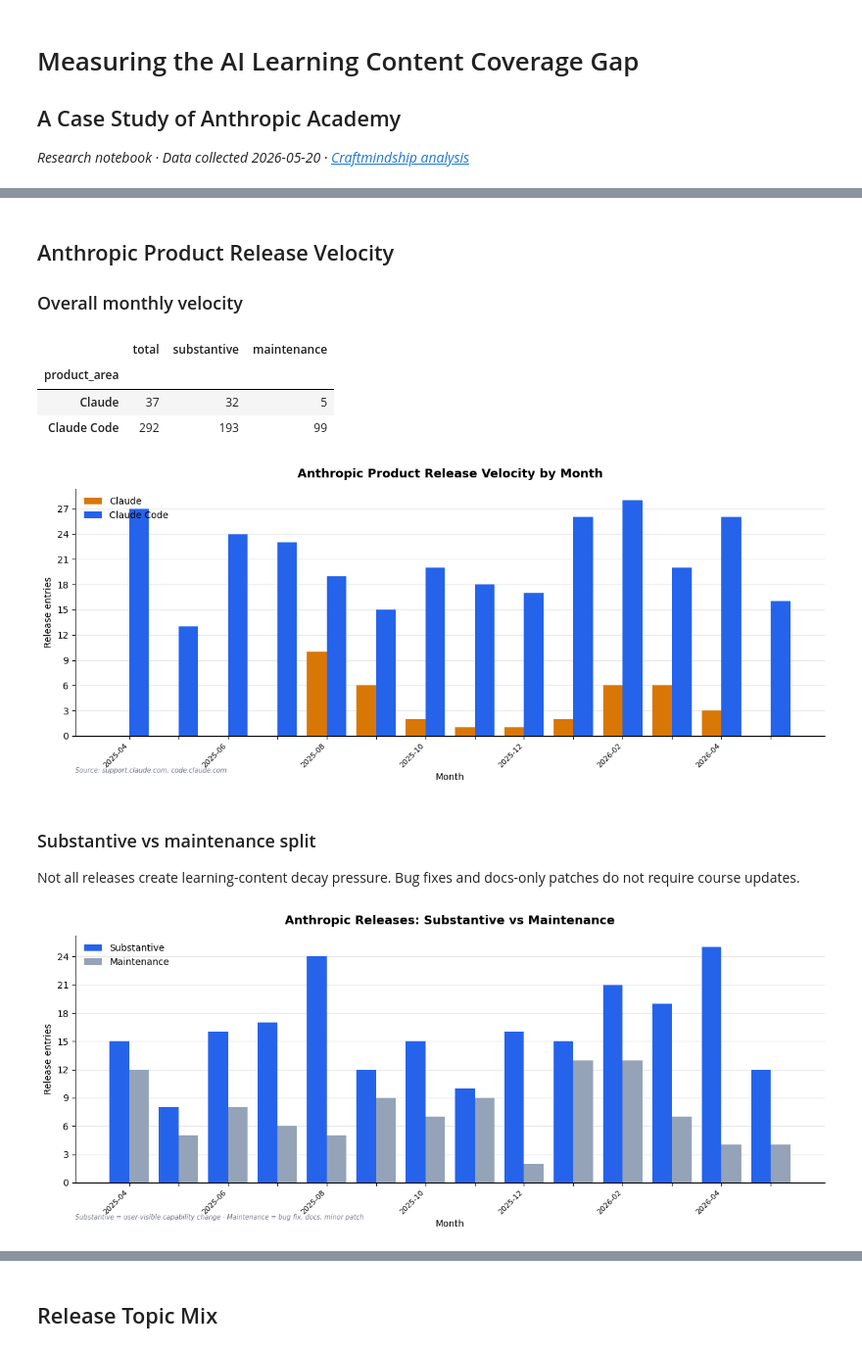
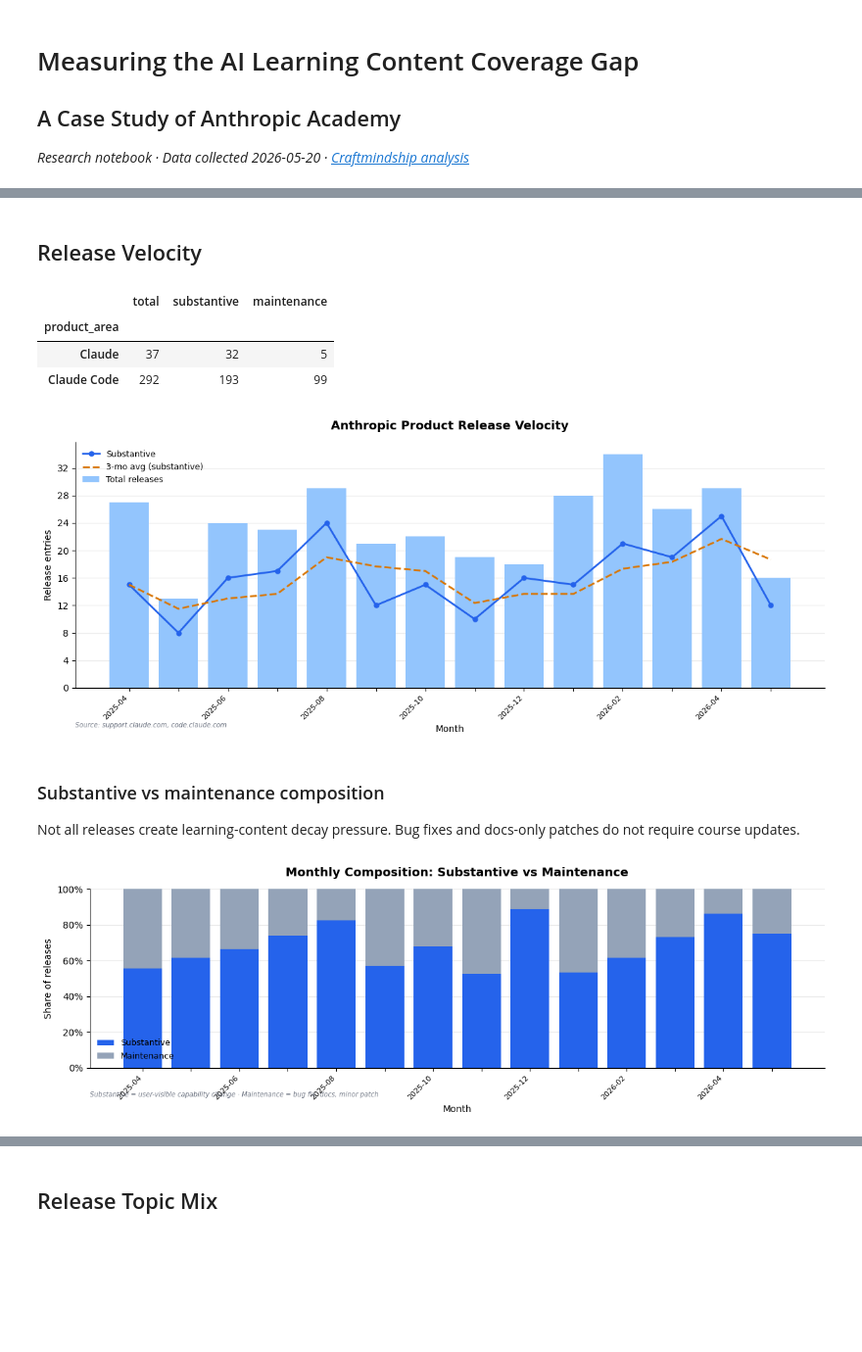
Before and after one commit to lvltcode/anthropic-academy-coverage-gap, a Jupyter notebook: notebooks/01_anthropic_content_coverage_gap.ipynb, the cells around one changed output, grey strips where cells are left out. Shown at 98% size. Drawn from its saved outputs; the diff is of its cells as text; code cells hidden in the pictures; blank space fills up the shorter version.

```diff
--- a/notebooks/01_anthropic_content_coverage_gap.ipynb
+++ b/notebooks/01_anthropic_content_coverage_gap.ipynb
@@ -109,7 +105,5 @@ Releases: 329 (225 substantive, 104 maintenance)
 Academy courses: 18
 Date range: 2025-04-02 to 2026-05-19
 # %% [markdown]
-## Anthropic Product Release Velocity
-
-### Overall monthly velocity
+## Release Velocity
 # %%
@@ -126,60 +118,62 @@ area_summary
 | Claude | 37 | 32 | 5 |
 | Claude Code | 292 | 193 | 99 |
 # %%
-# Chart 1: Monthly release velocity by product area
-monthly = releases.groupby(['release_month', 'product_area']).size().unstack(fill_value=0)
-monthly.index = monthly.index.astype(str)
+# Chart 1: Velocity over time — bars + substantive line + rolling average
+monthly_all = releases.groupby('release_month').size()
+monthly_sub = releases[releases['release_substance'] == 'substantive'].groupby('release_month').size()
+idx = monthly_all.index.astype(str)
+sub_vals = monthly_sub.reindex(monthly_all.index, fill_value=0).values
 
 fig, ax = plt.subplots(figsize=(12, 5))
-x = range(len(monthly))
-w = 0.4
-ax.bar([i - w/2 for i in x], monthly.get('Claude', 0).values, w,
-       label='Claude', color=COLORS['Claude'], zorder=3)
-ax.bar([i + w/2 for i in x], monthly.get('Claude Code', 0).values, w,
-       label='Claude Code', color=COLORS['Claude Code'], zorder=3)
-ax.set_xticks(list(x))
-ax.set_xticklabels(monthly.index, rotation=45, ha='right', fontsize=8)
+ax.bar(range(len(idx)), monthly_all.values, color=C['blue_l'], zorder=2, label='Total releases')
+ax.plot(range(len(idx)), sub_vals, color=C['blue'], lw=2, marker='o', ms=5, zorder=3, label='Substantive')
+if len(sub_vals) >= 3:
+    roll = pd.Series(sub_vals).rolling(3, min_periods=1).mean().values
+    ax.plot(range(len(idx)), roll, color=C['amber'], lw=2, ls='--', zorder=3, label='3-mo avg (substantive)')
+ax.set_xticks(range(len(idx)))
+ax.set_xticklabels(idx, rotation=45, ha='right', fontsize=8)
 for i, lb in enumerate(ax.get_xticklabels()):
     if i % 2 != 0: lb.set_visible(False)
-ax.legend(loc='upper left', frameon=False)
+ax.legend(loc='upper left', frameon=False, fontsize=9)
 ax.yaxis.set_major_locator(mticker.MaxNLocator(integer=True))
-ax.grid(axis='y', alpha=0.3, zorder=0)
-style_ax(ax, 'Anthropic Product Release Velocity by Month', 'Month', 'Release entries',
-         'Source: support.claude.com, code.claude.com')
+ax.grid(axis='y', alpha=0.25, zorder=0)
+style(ax, 'Anthropic Product Release Velocity', 'Month', 'Release entries',
+      'Source: support.claude.com, code.claude.com')
 plt.tight_layout()
 plt.savefig(CHARTS / 'anthropic_release_velocity_monthly.png', dpi=150, bbox_inches='tight')
 plt.show()
 # %% [output]
-[figure, old version]
+[figure, new version]
 # %% [markdown]
-### Substantive vs maintenance split
+### Substantive vs maintenance composition
 
 Not all releases create learning-content decay pressure. Bug fixes and docs-only patches do not require course updates.
 # %%
-# Chart 2: Monthly velocity by substance
-releases['substance_label'] = releases['release_substance'].map(
-    {'substantive': 'Substantive', 'maintenance': 'Maintenance'})
-monthly_s = releases.groupby(['release_month', 'substance_label']).size().unstack(fill_value=0)
-monthly_s.index = monthly_s.index.astype(str)
+# Chart 2: 100% stacked substance composition
+monthly = releases.groupby('release_month').agg(
+    subst=('release_substance', lambda x: (x == 'substantive').sum()),
+    maint=('release_substance', lambda x: (x == 'maintenance').sum()))
+monthly.index = monthly.index.astype(str)
+totals = monthly['subst'] + monthly['maint']
+pct_sub = (monthly['subst'] / totals * 100).values
+pct_mnt = (monthly['maint'] / totals * 100).values
 
-fig, ax = plt.subplots(figsize=(12, 5))
-x = range(len(monthly_s))
-w = 0.4
-ax.bar([i - w/2 for i in x], monthly_s.get('Substantive', 0).values, w,
-       label='Substantive', color=COLORS['substantive'], zorder=3)
-ax.bar([i + w/2 for i in x], monthly_s.get('Maintenance', 0).values, w,
-       label='Maintenance', color=COLORS['maintenance'], zorder=3)
+fig, ax = plt.subplots(figsize=(12, 4))
+x = range(len(monthly))
+ax.bar(x, pct_sub, color=C['blue'], label='Substantive', zorder=2)
+ax.bar(x, pct_mnt, bottom=pct_sub, color=C['slate'], label='Maintenance', zorder=2)
 ax.set_xticks(list(x))
-ax.set_xticklabels(monthly_s.index, rotation=45, ha='right', fontsize=8)
+ax.set_xticklabels(monthly.index, rotation=45, ha='right', fontsize=8)
 for i, lb in enumerate(ax.get_xticklabels()):
     if i % 2 != 0: lb.set_visible(False)
-ax.legend(loc='upper left', frameon=False)
-ax.yaxis.set_major_locator(mticker.MaxNLocator(integer=True))
-ax.grid(axis='y', alpha=0.3, zorder=0)
-style_ax(ax, 'Anthropic Releases: Substantive vs Maintenance', 'Month', 'Release entries',
-         'Substantive = user-visible capability change · Maintenance = bug fix, docs, minor patch')
+ax.set_ylim(0, 100)
+ax.yaxis.set_major_formatter(mticker.PercentFormatter())
+ax.legend(loc='lower left', frameon=False, fontsize=9)
+ax.grid(axis='y', alpha=0.25, zorder=0)
+style(ax, 'Monthly Composition: Substantive vs Maintenance', 'Month', 'Share of releases',
+      'Substantive = user-visible capability change · Maintenance = bug fix, docs, minor patch')
 plt.tight_layout()
 plt.savefig(CHARTS / 'anthropic_release_velocity_substance.png', dpi=150, bbox_inches='tight')
 plt.show()
 # %% [output]
-[figure, old version]
+[figure, new version]
```
Also changed, not shown: parts of 26 cells of this notebook, 7 other files.
